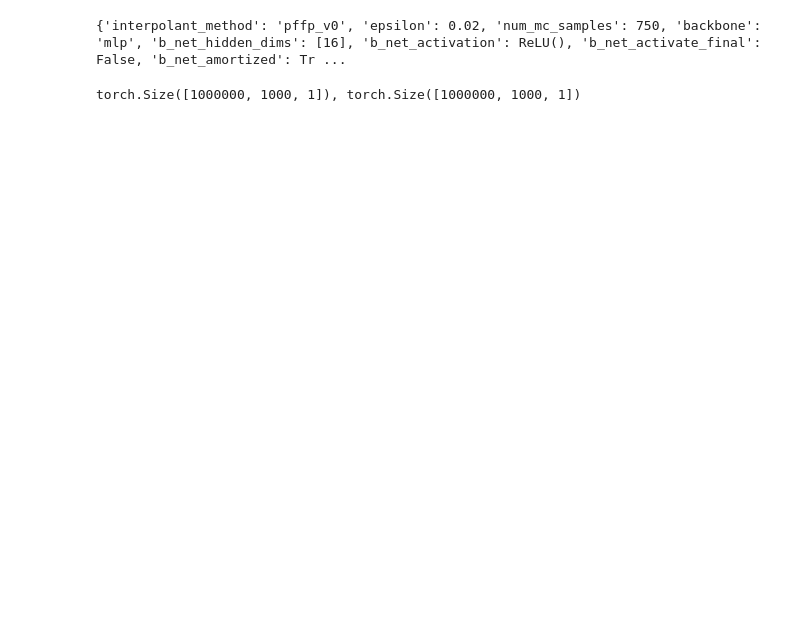
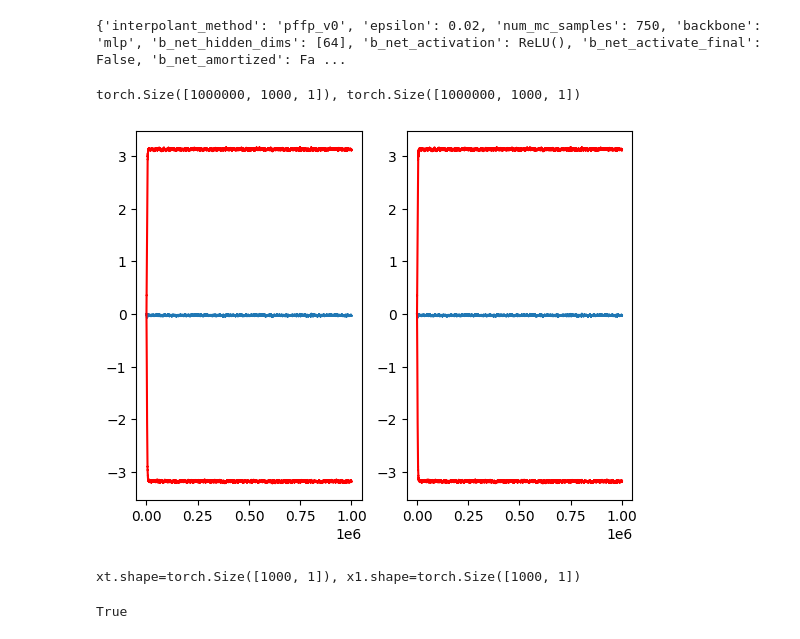
Before and after one commit to FMGS666/interpolant-filtering, a Jupyter notebook: notebooks/nlg.ipynb, the cells around one changed output. Drawn from its saved outputs; the diff is of its cells as text; code cells hidden in the pictures; blank space fills up the shorter version.

```diff
--- a/notebooks/nlg.ipynb
+++ b/notebooks/nlg.ipynb
@@ -52,6 +53,7 @@ experiment_config = {
     "num_dims": 1,
     "num_sims": 1_000,
     "num_iters": 1_000_000,
+    "num_burn_in_steps": 0,
     "step_size": 1e-3,
     "sigma_x": 1e-2,
     "sigma_y": 1e-2,
@@ -62,20 +64,21 @@ experiment_config = {
     ## model config
     "b_net_amortized": False,
     "b_net_activation": "relu",
-    "b_net_hidden_dims": [32],
+    "b_net_hidden_dims": [64],
     "b_net_activate_final": False,
     ## training config
     "b_net_lr": 1e-3,
-    "b_net_num_grad_steps": 300,
+    "b_net_num_grad_steps": 400,
     "b_net_scheduler": "none",
     "b_net_optimizer": "adam-w",
     ## mc estimation config
     "num_mc_samples": 750,
     ## preprocessing config
     "preprocessing": "sim",
+    "pp_before_interpolant": True,
     ## sampling config
     "num_samples": 300,
-    "num_time_steps": 100,
+    "num_time_steps": 300,
     "num_ar_steps": 1_000,
     "full_out": True,
     "initial_time_step": 0,
@@ -119,38 +122,69 @@ experiment = create_experiment(args)
 ## displaying simulations shape
 print(f"{experiment.ssm.train_sim["latent_states"].shape}, {experiment.ssm.train_sim["observations"].shape}")
 # %% [output]
-{'interpolant_method': 'pffp_v0', 'epsilon': 0.02, 'num_mc_samples': 750, 'backbone': 'mlp', 'b_net_hidden_dims': [16], 'b_net_activation': ReLU(), 'b_net_activate_final': False, 'b_net_amortized': Tr ...
+{'interpolant_method': 'pffp_v0', 'epsilon': 0.02, 'num_mc_samples': 750, 'backbone': 'mlp', 'b_net_hidden_dims': [64], 'b_net_activation': ReLU(), 'b_net_activate_final': False, 'b_net_amortized': Fa ...
 torch.Size([1000000, 1000, 1]), torch.Size([1000000, 1000, 1])
 # %%
-PLOT_SIMULATION = False
+## plotting simulation
+PLOT_SIMULATION = True
 JOYPLOT = False
 if PLOT_SIMULATION:
     ## retrieving data
     latent_states = torch.squeeze(experiment.ssm.train_sim["latent_states"])
     observations = torch.squeeze(experiment.ssm.train_sim["latent_states"])
     ## computing statistics of states
     latent_states_mean = torch.mean(latent_states, dim = 1)
     latent_states_std = torch.std(latent_states, dim = 1)
     ## computing statistics of states
     observations_mean = torch.mean(observations, dim = 1)
     observations_std = torch.std(observations, dim = 1)
     ## plotting statistics over time
     fig, axes = plt.subplots(1, 2)
     ## plotting latent states
     axes[0].plot(latent_states_mean)
     axes[0].plot(latent_states_mean + latent_states_std, color = "red")
     axes[0].plot(latent_states_mean - latent_states_std, color = "red")
     ## plotting latent states
     axes[1].plot(observations_mean)
     axes[1].plot(observations_mean + observations_std, color = "red")
     axes[1].plot(observations_mean - observations_std, color = "red")
 if JOYPLOT:
     ## retrieving data
     latent_states = torch.squeeze(experiment.ssm.train_sim["latent_states"]).numpy().T
     observations_nlg_exp = torch.squeeze(experiment.ssm.train_sim["latent_states"]).numpy().T
     ## constructing data frame
     observation_indices = np.arange(args["num_iters"])
     observation_indices = np.arange(num_iters_to_plot)
     latent_states_nlg_exp = pd.DataFrame(latent_states_nlg_exp[:num_observations_to_plot, :num_iters_to_plot], columns = observation_indices)
     ## ridge plot
     fig, axes = joypy.joyplot(latent_states_nlg_exp, ylabels=False)
+# %% [output]
+[figure, added]
+# %%
+## visualizing interpolant trajectory
+## getting sample batch
+batch = experiment.get_batch(train = False)
+batch = move_batch_to_device(batch, experiment.device)
+batch = experiment.preprocessing(batch)
+## parsing batch dictionary
+x0 = batch["x0"]
+x1 = batch["x1"]
+xc = batch["xc"]
+y = batch["y"]
+## defining time and noise
+t = torch.ones((args["num_sims"], args["num_dims"]), device = experiment.device)
+z = torch.randn(args["num_sims"], args["num_dims"], device = experiment.device)
+## defining batch
+mc_batch = {"t": t, "x0": x0, "x1": x1, "xc": xc, "z": z, "y": y}
+## computing interpolant
+xt = experiment.interpolant.interpolant(mc_batch)
+## visualizing shape
+print(f"{xt.shape=}, {x1.shape=}")
+## unsuqueezing tensors
+x1 = torch.squeeze(x1).cpu()
+xt = torch.squeeze(xt).cpu()
+## asserting equality
+torch.equal(x1, xt)
+# %% [output]
+xt.shape=torch.Size([1000, 1]), x1.shape=torch.Size([1000, 1])
+True
```
Also changed, not shown: parts of 12 cells of this notebook, 8 other files.
